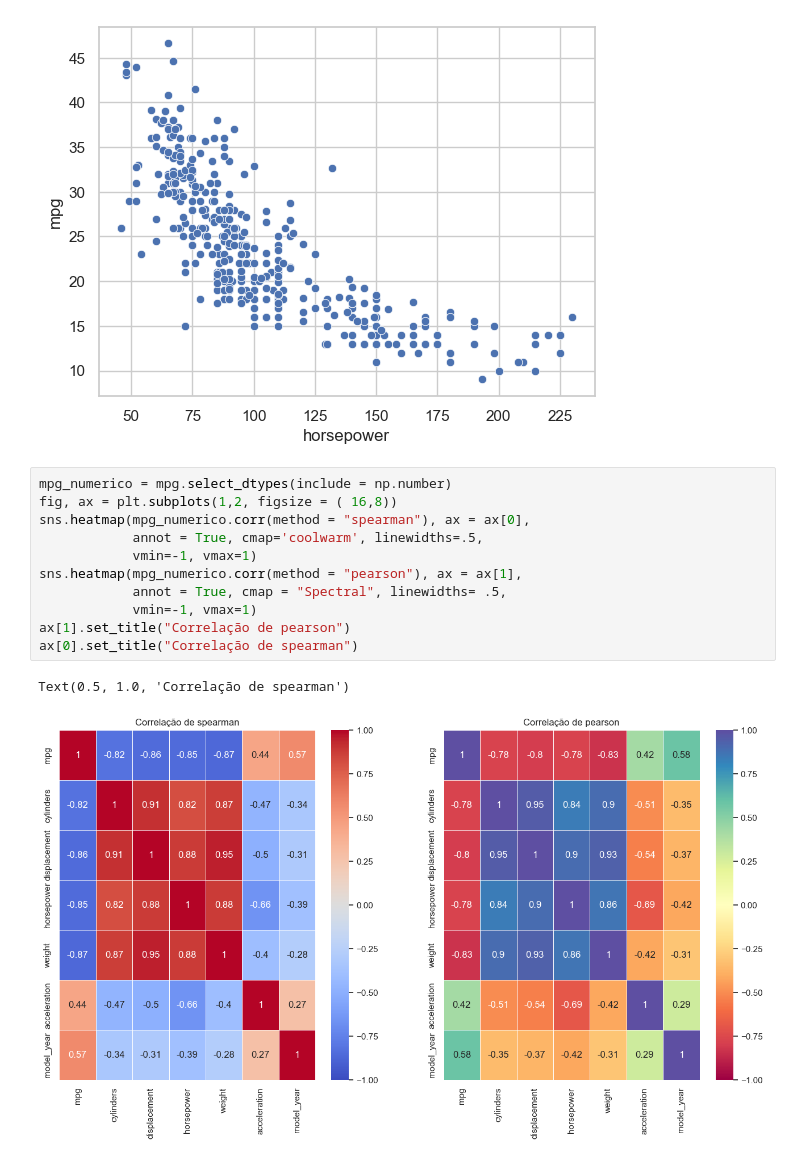
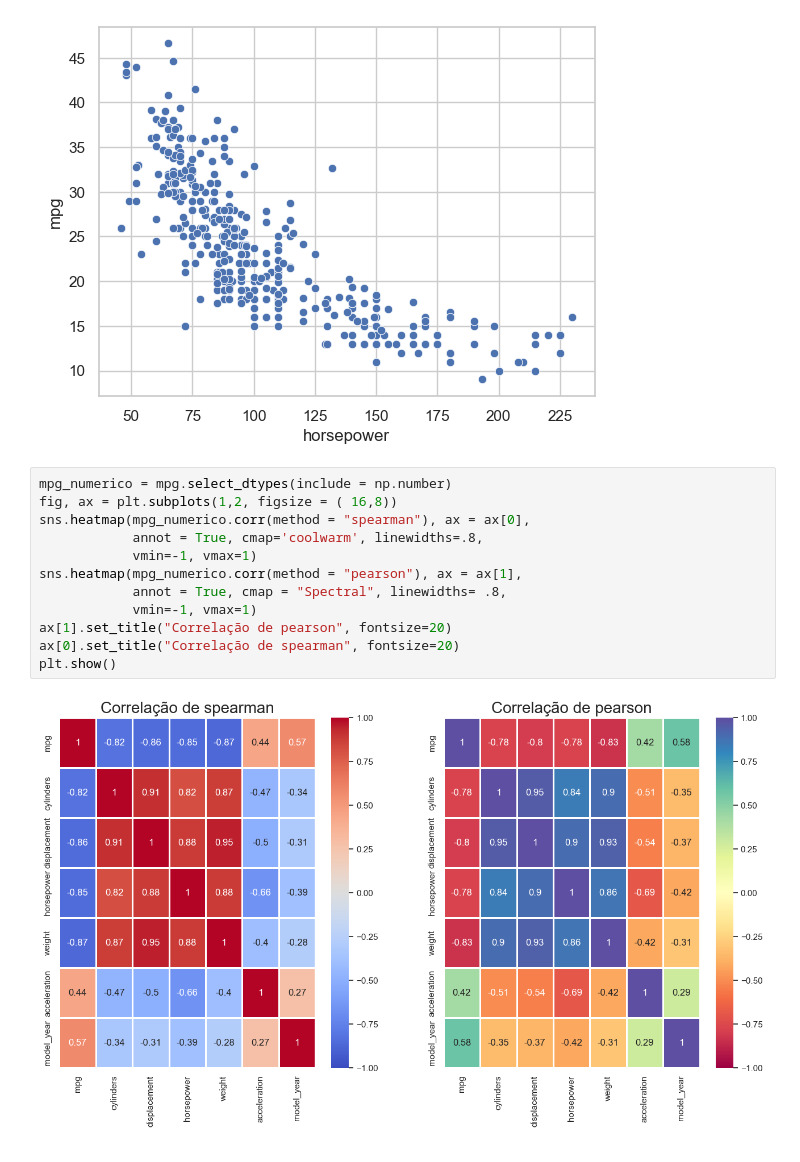
Before and after one commit to RSAmanda/Ada_iFood_Mod05_Estatistica_1, a Jupyter notebook: Analises_mpg.ipynb, the cells around one changed output. Drawn from its saved outputs; the diff is of its cells as text.

```diff
--- a/Analises_mpg.ipynb
+++ b/Analises_mpg.ipynb
@@ -90,14 +91,14 @@ plt.show()
 # %%
 mpg_numerico = mpg.select_dtypes(include = np.number)
 fig, ax = plt.subplots(1,2, figsize = ( 16,8))
 sns.heatmap(mpg_numerico.corr(method = "spearman"), ax = ax[0],
-            annot = True, cmap='coolwarm', linewidths=.5,
+            annot = True, cmap='coolwarm', linewidths=.8,
             vmin=-1, vmax=1)
 sns.heatmap(mpg_numerico.corr(method = "pearson"), ax = ax[1],
-            annot = True, cmap = "Spectral", linewidths= .5,
+            annot = True, cmap = "Spectral", linewidths= .8,
             vmin=-1, vmax=1)
-ax[1].set_title("Correlação de pearson")
-ax[0].set_title("Correlação de spearman")
+ax[1].set_title("Correlação de pearson", fontsize=20)
+ax[0].set_title("Correlação de spearman", fontsize=20)
+plt.show()
 # %% [output]
-Text(0.5, 1.0, 'Correlação de spearman')
-[figure, old version]
+[figure, new version]
```
Also changed, not shown: parts of 4 cells of this notebook, 1 other file.
